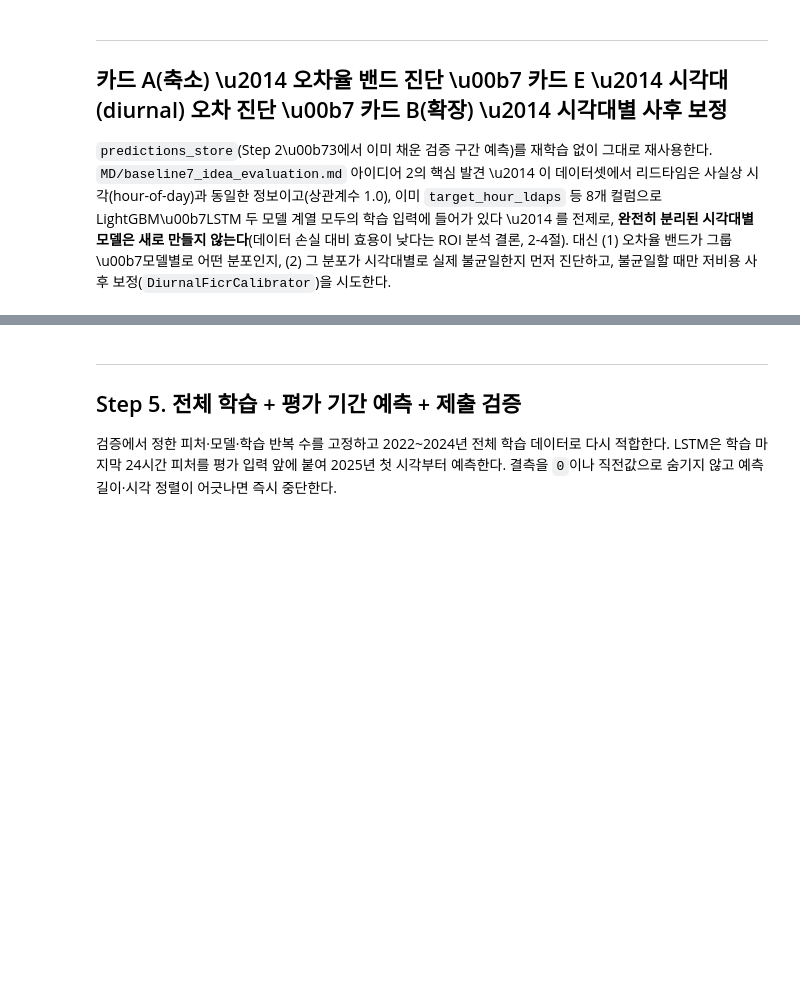
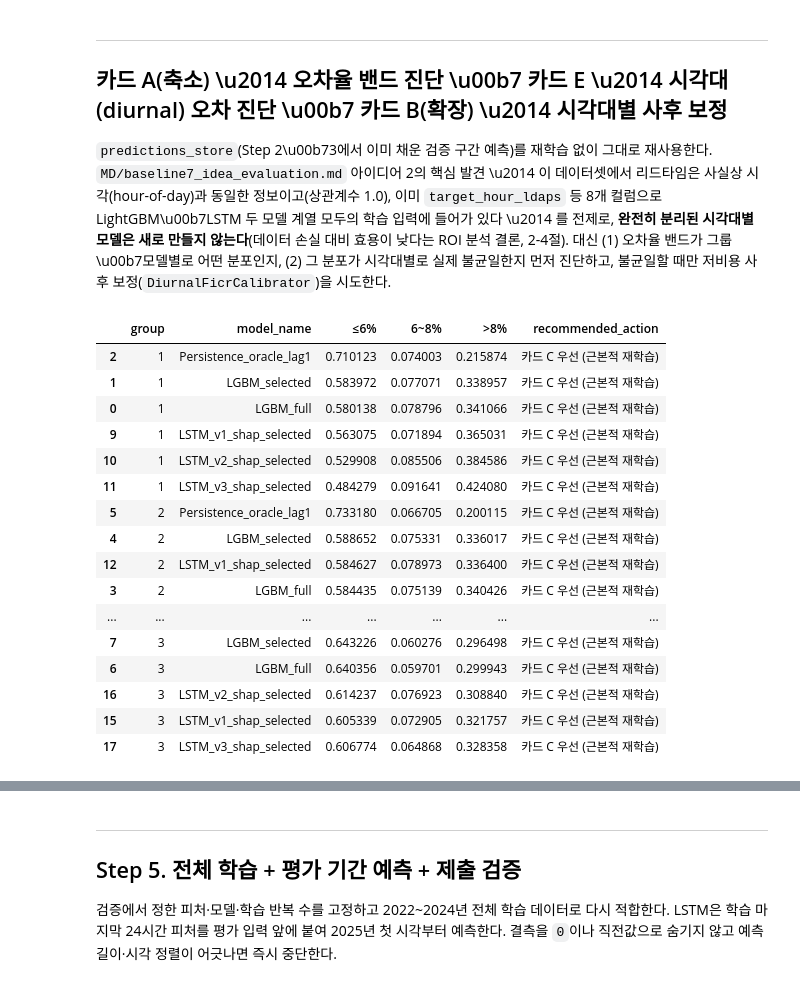
Before and after one commit to ksydata/WINDFORCE, a Jupyter notebook: BASELINE/baseline_7_1.ipynb, the cells around one changed output, grey strips where cells are left out. Drawn from its saved outputs; the diff is of its cells as text; code cells hidden in the pictures; blank space fills up the shorter version.

```diff
--- a/BASELINE/baseline_7_1.ipynb
+++ b/BASELINE/baseline_7_1.ipynb
@@ -1364,7 +1368,7 @@ def summarizeErrorBand(pred: np.ndarray, actual: np.ndarray, group: int) -> pd.S
         - ">8%" 비율이 클수록 그 시간대는 정산단가 0원 \u2192 FICR 손실의 직접 원인이다
     """
     ratio = np.abs(pred - actual) / RATED_CAPACITY_KW[group]
-    band = pd.cut(ratio, bins=[-np.inf, 0.06, 0.08, np.inf], labels=["\u22646%", "6~8%", ">8%"])
+    band = pd.Series(pd.cut(ratio, bins=[-np.inf, 0.06, 0.08, np.inf], labels=["\u22646%", "6~8%", ">8%"]))
     return band.value_counts(normalize=True).reindex(["\u22646%", "6~8%", ">8%"])
     # 세 구간의 시간 비율 합이 1이 되는 Series를 반환한다
 
@@ -1375,33 +1379,51 @@ def recommendAction(
     gt8_absolute_floor: float = 0.15,
     mid_band_floor: float = 0.10,
 ) -> str:
     """오차 밴드 비율로부터 보정(카드 B)\u00b7재학습(카드 C) 중 무엇을 우선할지 규칙 기반으로 추천하는 함수
 
     Logic:
         - ">8%"는 FICR 기여가 0원이므로 이 비율을 줄이는 것이 총점에 가장 직접적이다.
           그래서 ">8%" 조건을 "6~8%" 조건보다 먼저 검사한다(우선순위 비대칭).
         - 임계값(1.5배/15%/10%)은 사전 추정치(prior)일 뿐이다. 실측 결과가 그룹 간 편차를
           크게 보이면 그룹별로 재조정한다(baseline7_idea_evaluation.md 3-2절).
         - 이 함수의 출력은 "권고"일 뿐 강제가 아니다.
     """
     gt8, mid = band_share[">8%"], band_share["6~8%"]
     if gt8 >= gt8_absolute_floor or (mid > 0 and gt8 >= gt8_dominance_ratio * mid):
         return "\uce74\ub4dc C \uc6b0\uc120 (\uadfc\ubcf8\uc801 \uc7ac\ud559\uc2b5)"
     if mid >= mid_band_floor:
         return "\uce74\ub4dc B \uc6b0\uc120 (\uc800\ube44\uc6a9 \uc0ac\ud6c4 \ubcf4\uc815)"
     return "\uce74\ub4dc B/C \ucc29\uc218 \uc804 \uc6d0\uc548 \uc720\uc9c0"
 
 
 band_rows = []
 for (group, model_name), (pred, actual) in predictions_store.items():
     share = summarizeErrorBand(pred, actual, group)
     band_rows.append({
         "group": group, "model_name": model_name, **share.to_dict(),
         "recommended_action": recommendAction(share),
     })
 band_df = pd.DataFrame(band_rows).sort_values(["group", ">8%"])
 display(band_df)
 # 그룹\u00b7모델별 밴드 분포와 권고 조치를 한 표로 비교한다
+# %% [output]
+|  | group | model_name | ≤6% | 6~8% | >8% | recommended_action |
+| 2 | 1 | Persistence_oracle_lag1 | 0.710123 | 0.074003 | 0.215874 | 카드 C 우선 (근본적 재학습) |
+| 1 | 1 | LGBM_selected | 0.583972 | 0.077071 | 0.338957 | 카드 C 우선 (근본적 재학습) |
+| 0 | 1 | LGBM_full | 0.580138 | 0.078796 | 0.341066 | 카드 C 우선 (근본적 재학습) |
+| 9 | 1 | LSTM_v1_shap_selected | 0.563075 | 0.071894 | 0.365031 | 카드 C 우선 (근본적 재학습) |
+| 10 | 1 | LSTM_v2_shap_selected | 0.529908 | 0.085506 | 0.384586 | 카드 C 우선 (근본적 재학습) |
+| 11 | 1 | LSTM_v3_shap_selected | 0.484279 | 0.091641 | 0.424080 | 카드 C 우선 (근본적 재학습) |
+| 5 | 2 | Persistence_oracle_lag1 | 0.733180 | 0.066705 | 0.200115 | 카드 C 우선 (근본적 재학습) |
+| 4 | 2 | LGBM_selected | 0.588652 | 0.075331 | 0.336017 | 카드 C 우선 (근본적 재학습) |
+| 12 | 2 | LSTM_v1_shap_selected | 0.584627 | 0.078973 | 0.336400 | 카드 C 우선 (근본적 재학습) |
+| 3 | 2 | LGBM_full | 0.584435 | 0.075139 | 0.340426 | 카드 C 우선 (근본적 재학습) |
+| ... | ... | ... | ... | ... | ... | ... |
+| 7 | 3 | LGBM_selected | 0.643226 | 0.060276 | 0.296498 | 카드 C 우선 (근본적 재학습) |
+| 6 | 3 | LGBM_full | 0.640356 | 0.059701 | 0.299943 | 카드 C 우선 (근본적 재학습) |
+| 16 | 3 | LSTM_v2_shap_selected | 0.614237 | 0.076923 | 0.308840 | 카드 C 우선 (근본적 재학습) |
+| 15 | 3 | LSTM_v1_shap_selected | 0.605339 | 0.072905 | 0.321757 | 카드 C 우선 (근본적 재학습) |
+| 17 | 3 | LSTM_v3_shap_selected | 0.606774 | 0.064868 | 0.328358 | 카드 C 우선 (근본적 재학습) |
 # %%
 HOUR_BINS = [0, 8, 16, 24]
 HOUR_LABELS = ["\ub2e8\uae30(01~08\uc2dc)", "\uc911\uae30(09~16\uc2dc)", "\uc7a5\uae30(17~24\uc2dc)"]
```
Also changed, not shown: parts of 8 cells of this notebook, 1 other file.
